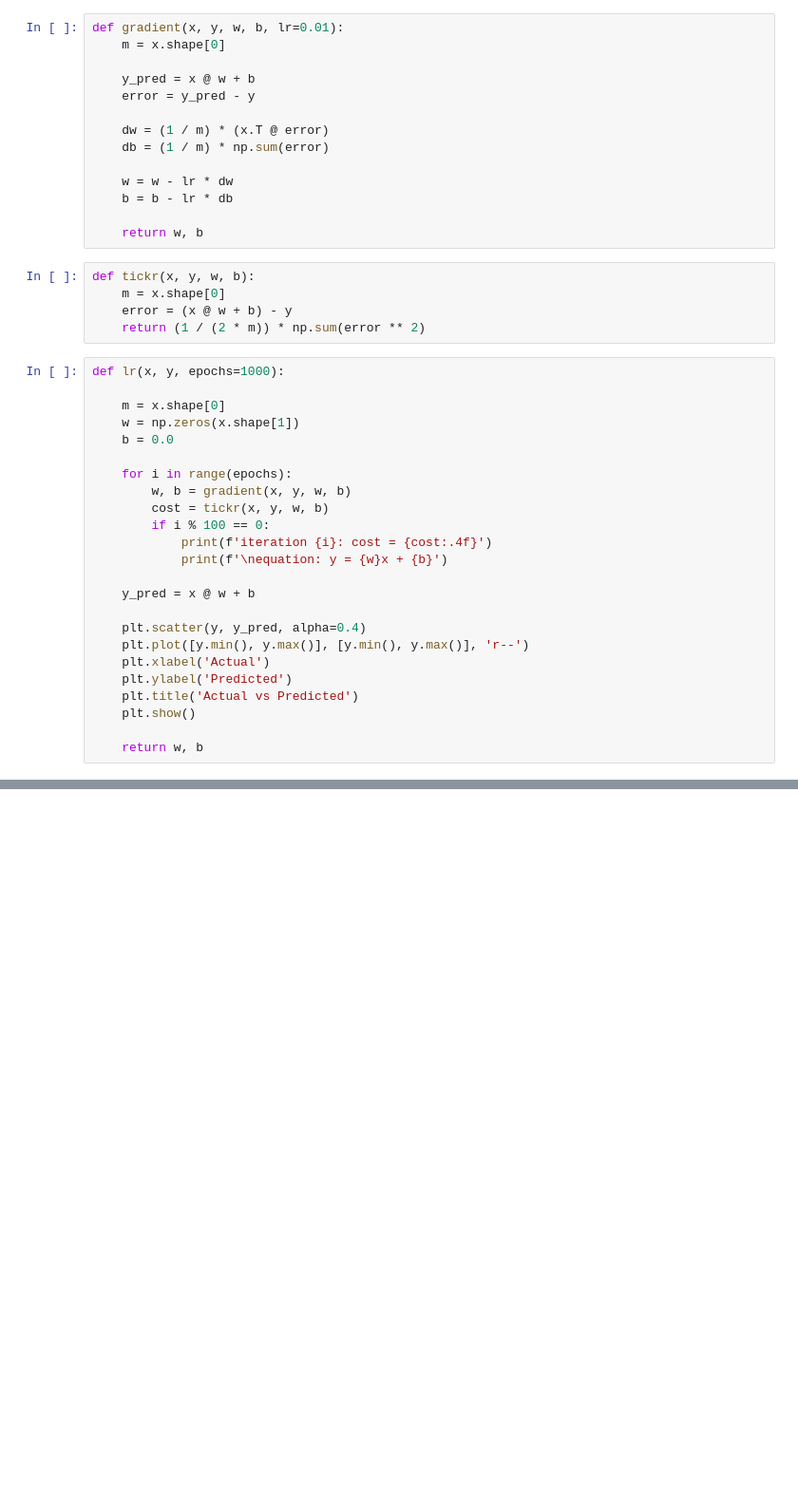
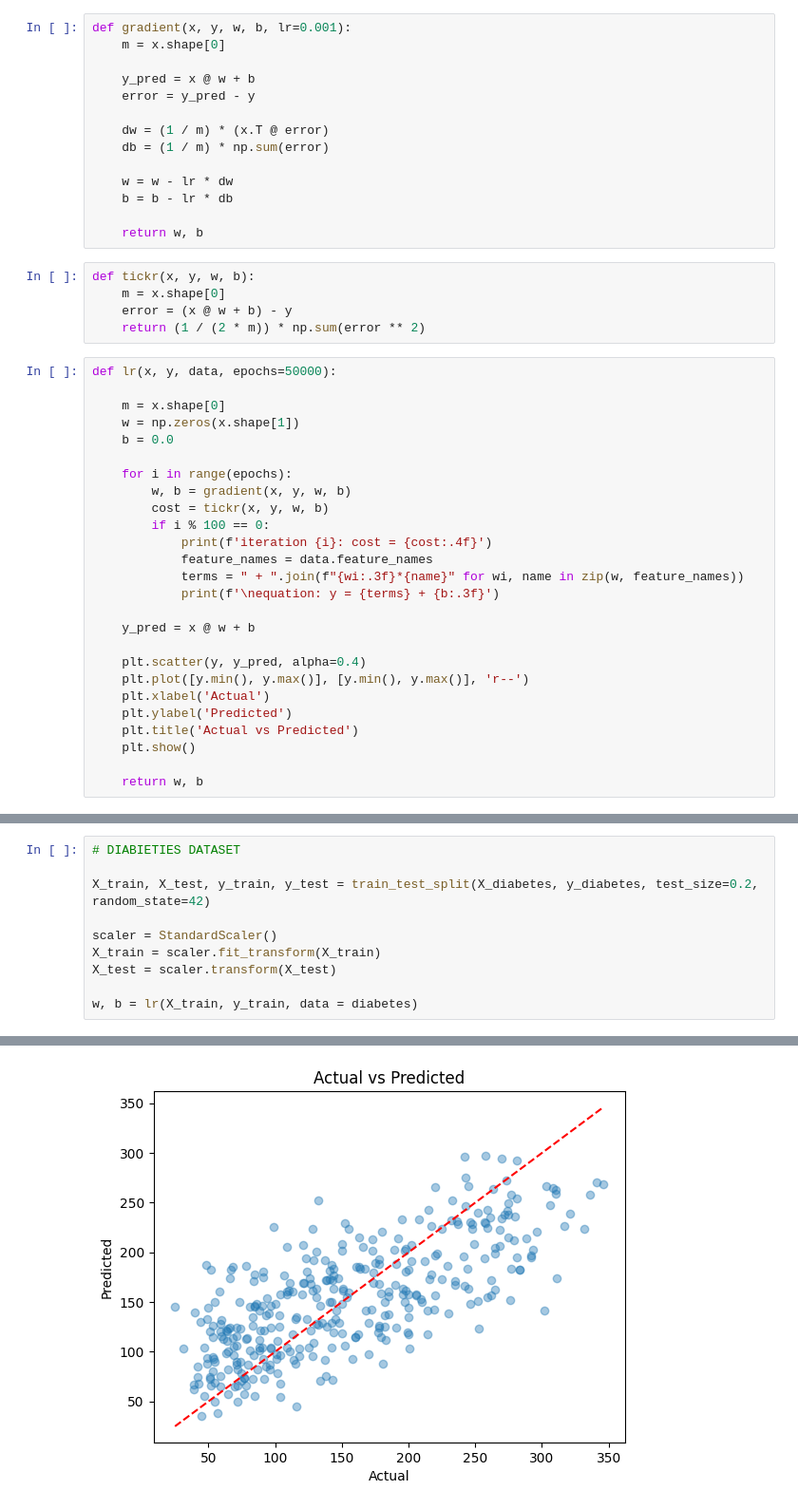
Before and after one commit to shivtikoo/supervisedLearning, a Jupyter notebook: script.ipynb, the cells around one changed output, grey strips where cells are left out. Shown at 95% size. Saved outputs shown, nothing was run; the diff lists cells and outputs as text; blank space fills up the shorter version.

```diff
--- a/script.ipynb
+++ b/script.ipynb
@@ -61,7 +65,7 @@ df_california.describe().T
 # %% [markdown]
 # LINEAR REGRESSOR
 # %%
-def gradient(x, y, w, b, lr=0.01):
+def gradient(x, y, w, b, lr=0.001):
     m = x.shape[0]
 
     y_pred = x @ w + b
@@ -80,7 +84,7 @@ def tickr(x, y, w, b):
     error = (x @ w + b) - y
     return (1 / (2 * m)) * np.sum(error ** 2)
 # %%
-def lr(x, y, epochs=1000):
+def lr(x, y, data, epochs=50000):
 
     m = x.shape[0]
     w = np.zeros(x.shape[1])
@@ -91,7 +95,9 @@ def lr(x, y, epochs=1000):
         cost = tickr(x, y, w, b)
         if i % 100 == 0:
             print(f'iteration {i}: cost = {cost:.4f}')
-            print(f'\nequation: y = {w}x + {b}')
+            feature_names = data.feature_names
+            terms = " + ".join(f"{wi:.3f}*{name}" for wi, name in zip(w, feature_names))
+            print(f'\nequation: y = {terms} + {b:.3f}')
 
     y_pred = x @ w + b
 
@@ -105,0 +114,11 @@ def lr(x, y, epochs=1000):
+# %%
+# DIABIETIES DATASET
+
+X_train, X_test, y_train, y_test = train_test_split(X_diabetes, y_diabetes, test_size=0.2, random_state=42)
+
+scaler = StandardScaler()
+X_train = scaler.fit_transform(X_train)
+X_test = scaler.transform(X_test)
+
+w, b = lr(X_train, y_train, data = diabetes)
+# %% [output]
@@ -105,0 +142 @@ def lr(x, y, epochs=1000):
+[figure, added]
```
Also changed, not shown: parts of 33 cells of this notebook.
